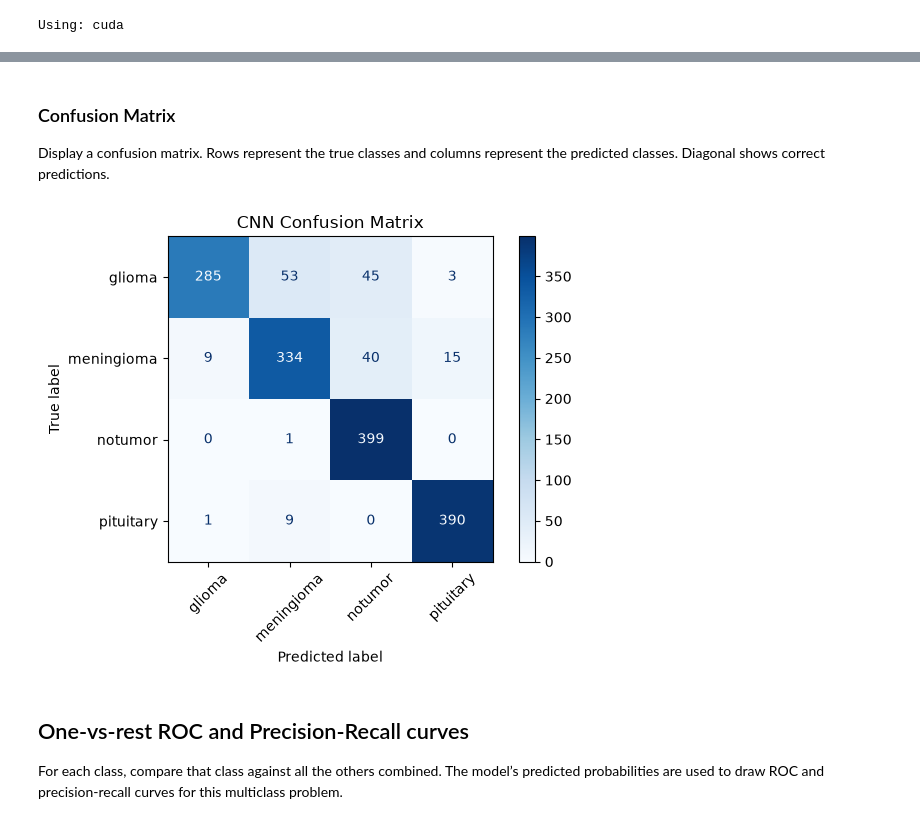
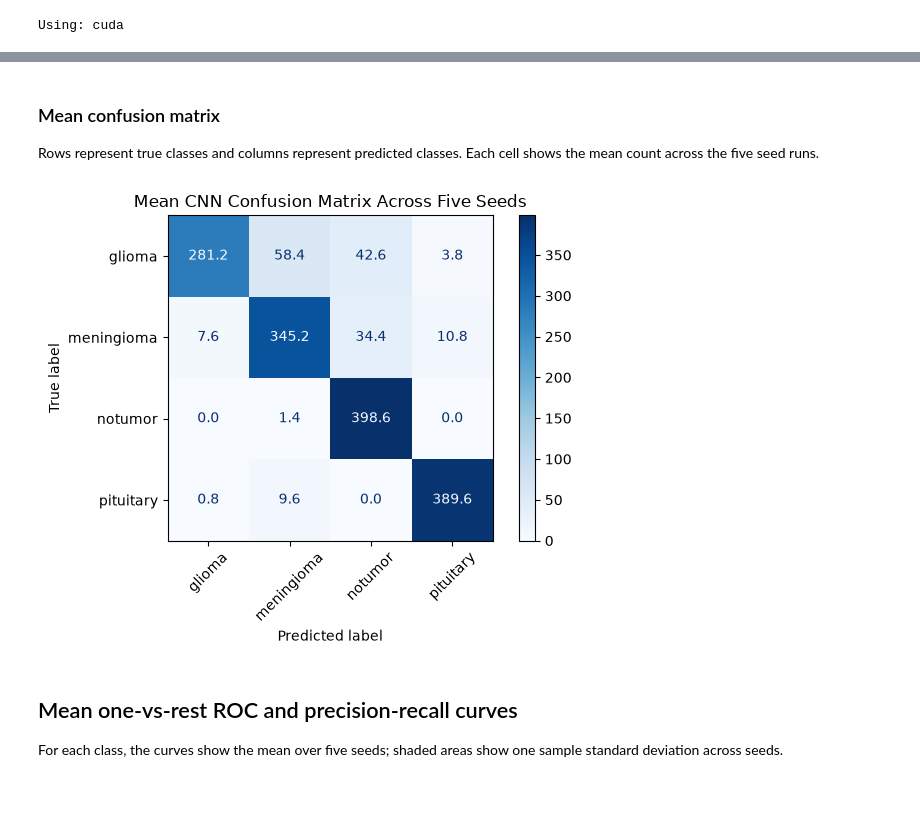
Before and after one commit to WingfungHu/MRIModelBench, a Jupyter notebook: notebooks/CNN.ipynb, the cells around one changed output, grey strips where cells are left out. Saved outputs shown, nothing was run; the diff lists cells and outputs as text; code cells hidden in the pictures; blank space fills up the shorter version.

```diff
--- a/notebooks/CNN.ipynb
+++ b/notebooks/CNN.ipynb
@@ -382,24 +475,28 @@ weighted avg       0.90      0.89      0.89      1584
 # %% [markdown]
-### Confusion Matrix
+### Mean confusion matrix
 
-Display a confusion matrix. Rows represent the true classes and columns represent the predicted classes. Diagonal shows correct predictions.
+Rows represent true classes and columns represent predicted classes. Each cell shows the mean count across the five seed runs.
 # %%
-ConfusionMatrixDisplay.from_predictions(
-    y_true,
-    y_pred,
-    labels=range(len(classes)),
+mean_confusion = np.mean([
+    confusion_matrix(
+        run["y_true"],
+        run["y_pred"],
+        labels=range(len(classes)),
+    )
+    for run in seed_outputs
+], axis=0)
+
+ConfusionMatrixDisplay(
+    confusion_matrix=mean_confusion,
     display_labels=classes,
-    cmap="Blues",
-    xticks_rotation=45,
-    values_format="d",
-)
-plt.title("CNN Confusion Matrix")
+).plot(cmap="Blues", xticks_rotation=45, values_format=".1f")
+plt.title("Mean CNN Confusion Matrix Across Five Seeds")
 plt.tight_layout()
 plt.show()
 # %% [output]
-[figure, old version]
+[figure, new version]
 # %% [markdown]
-## One-vs-rest ROC and Precision-Recall curves
+## Mean one-vs-rest ROC and precision-recall curves
 
-For each class, compare that class against all the others combined. The model’s predicted probabilities are used to draw ROC and precision-recall curves for this multiclass problem.
+For each class, the curves show the mean over five seeds; shaded areas show one sample standard deviation across seeds.
 # %%
```
Also changed, not shown: parts of 11 cells of this notebook.
